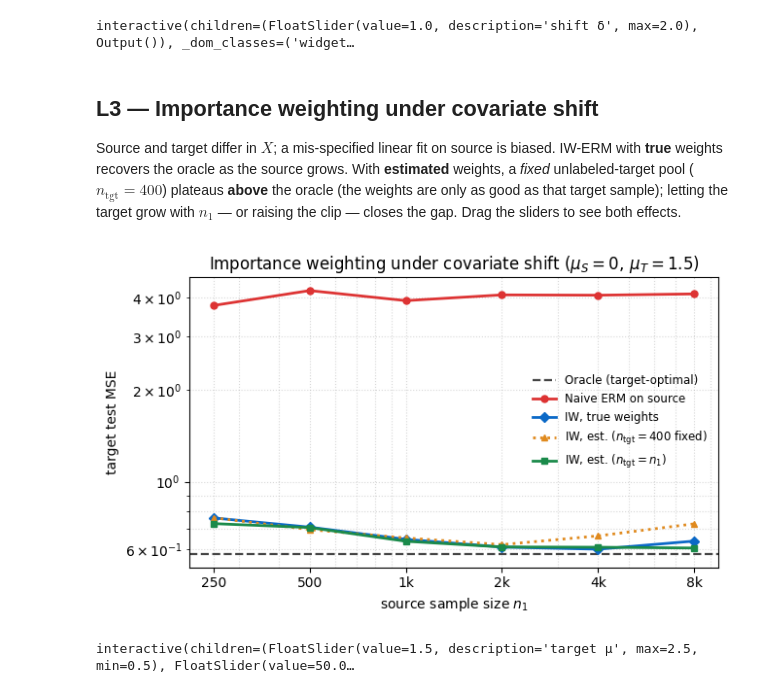
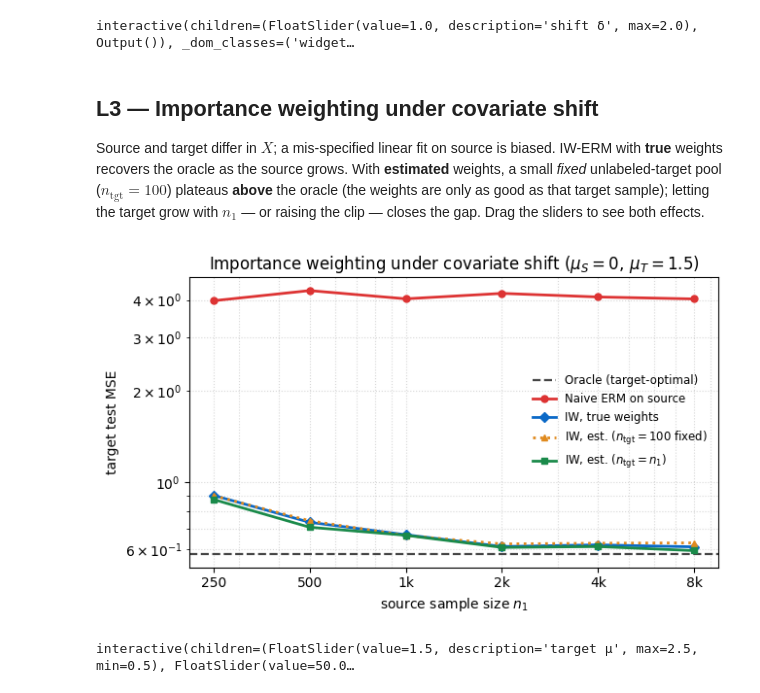
Before and after one commit to yangfengstat/transfer-learning-short-course, a Jupyter notebook: transfer_learning_demos.ipynb, the cells around one changed output. Drawn from its saved outputs; the diff is of its cells as text; code cells hidden in the pictures.

Commit message:
L3: balanced density-ratio discriminator so the fixed-pool IW curve plateaus instead of rising

```diff
--- a/transfer_learning_demos.ipynb
+++ b/transfer_learning_demos.ipynb
@@ -156,7 +156,7 @@ interactive(children=(FloatSlider(value=1.0, description='shift δ', max=2.0), O
 ## L3 — Importance weighting under covariate shift
 Source and target differ in $X$; a mis-specified linear fit on source is biased.
 IW-ERM with **true** weights recovers the oracle as the source grows. With **estimated**
-weights, a *fixed* unlabeled-target pool ($n_\mathrm{tgt}=400$) plateaus **above** the oracle
+weights, a small *fixed* unlabeled-target pool ($n_\mathrm{tgt}=100$) plateaus **above** the oracle
 (the weights are only as good as that target sample); letting the target grow with $n_1$ — or
 raising the clip — closes the gap. Drag the sliders to see both effects.
 # %%
@@ -166,7 +166,7 @@ def plot_L3(mu_t=1.5, clip=50.0, n_reps=10):
     MU_S = 0.0
     SIGMA_X = 1.0
     NOISE = 0.3
-    N_TGT_FIXED = 400          # the realistic case: a fixed unlabeled-target pool
+    N_TGT_FIXED = 100          # a small, fixed unlabeled-target pool
     N_TEST = 15000
     n_srcs = [250, 500, 1000, 2000, 4000, 8000]
 
@@ -198,12 +198,16 @@ def plot_L3(mu_t=1.5, clip=50.0, n_reps=10):
         return float(np.mean((y - features(x) @ beta) ** 2))
 
     def est_ratio(x_src, x_tgt):
-        Xs, Xt = features(x_src), features(x_tgt)
-        X = np.vstack([Xs, Xt])
-        z = np.concatenate([np.zeros(len(Xs)), np.ones(len(Xt))])
+        # density-ratio by classification on a BALANCED pool (equal #source/#target),
+        # so the discriminator stays well-behaved as the source grows.
+        m = min(len(x_src), len(x_tgt))
+        xs = rng.choice(x_src, m, replace=False)
+        xt = rng.choice(x_tgt, m, replace=False)
+        X = np.vstack([features(xs), features(xt)])
+        z = np.concatenate([np.zeros(m), np.ones(m)])
         w = fit_logistic(X, z)
-        p1 = 1.0 / (1.0 + np.exp(-(features(x_src) @ w)))
-        r = (p1 / (1.0 - p1 + 1e-9)) * (len(Xs) / len(Xt))
+        p1 = 1.0 / (1.0 + np.exp(-(features(x_src) @ w)))   # apply to all source
+        r = p1 / (1.0 - p1 + 1e-9)                           # balanced -> pi-correction 1
         r /= r.mean()
         return np.clip(r, 0.0, clip)
 
@@ -226,35 +230,35 @@ def plot_L3(mu_t=1.5, clip=50.0, n_reps=10):
             res["iw_fixed"][i, r] = target_test_mse(weighted_ls(Phi, ys_, est_ratio(xs_, xf)))
             xg = mu_t + SIGMA_X * rng.standard_normal(ns)
             res["iw_grow"][i, r] = target_test_mse(weighted_ls(Phi, ys_, est_ratio(xs_, xg)))
     means = {k: res[k].mean(axis=1) for k in labs}
 
     fig, ax = plt.subplots(figsize=(6.6, 4.0))
     ax.axhline(floor, color="#444", ls="--", lw=1.6, label="Oracle (target-optimal)")
     sty = {
         "naive":   ("o-",  "#d33",     "Naive ERM on source"),
         "iw_true": ("D-",  "#0b69c7",  "IW, true weights"),
-        "iw_fixed":("^:",  "#e08a1e",  r"IW, est. ($n_{\mathrm{tgt}}{=}400$ fixed)"),
+        "iw_fixed":("^:",  "#e08a1e",  r"IW, est. ($n_{\mathrm{tgt}}{=}%d$ fixed)" % N_TGT_FIXED),
         "iw_grow": ("s-",  "#1a8a4a",  r"IW, est. ($n_{\mathrm{tgt}}{=}n_1$)"),
     }
     for k in labs:
         st, c, l = sty[k]
         ax.plot(n_srcs, means[k], st, color=c, lw=2, ms=5, label=l)
     ax.set_xscale("log"); ax.set_yscale("log")
     ax.set_xticks(n_srcs); ax.set_xticklabels(["250", "500", "1k", "2k", "4k", "8k"])
     ax.xaxis.set_minor_formatter(NullFormatter())
     ax.tick_params(axis="x", which="minor", length=0)
     ax.set_xlabel(r"source sample size $n_1$")
     ax.set_ylabel("target test MSE")
     ax.set_title(r"Importance weighting under covariate shift ($\mu_S{=}0,\,\mu_T{=}%.1f$)" % mu_t)
     ax.grid(True, which="both", ls=":", alpha=0.5)
     ax.legend(loc="center right", frameon=False, fontsize=8.5)
     fig.tight_layout()
     plt.show()
 
 
 plot_L3(1.5, 50.0, 10)
 # %% [output]
-[figure, old version]
+[figure, new version]
 # %%
 interact(plot_L3,
          mu_t=FloatSlider(min=0.5, max=2.5, step=0.1, value=1.5, description="target μ"),
```
Also changed, not shown: 1 other file.
